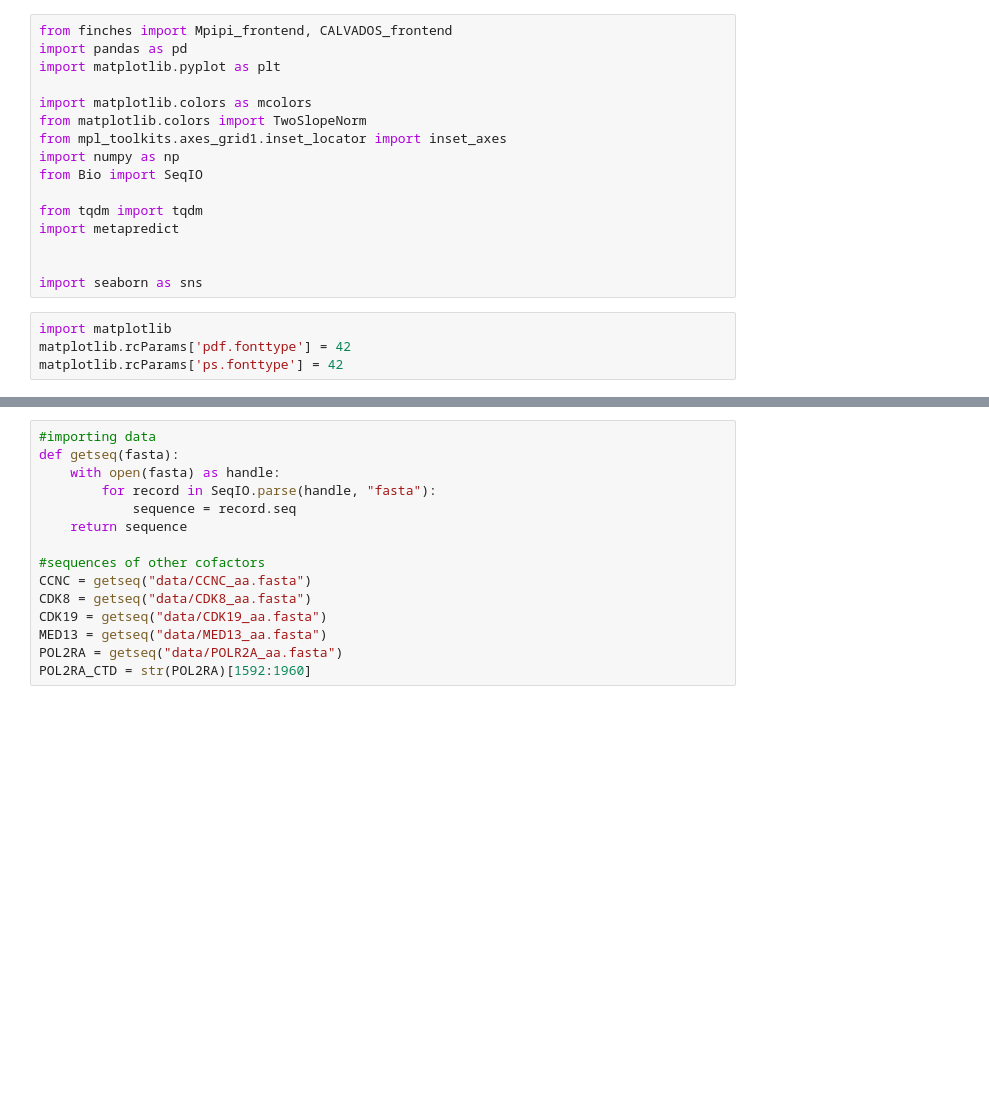
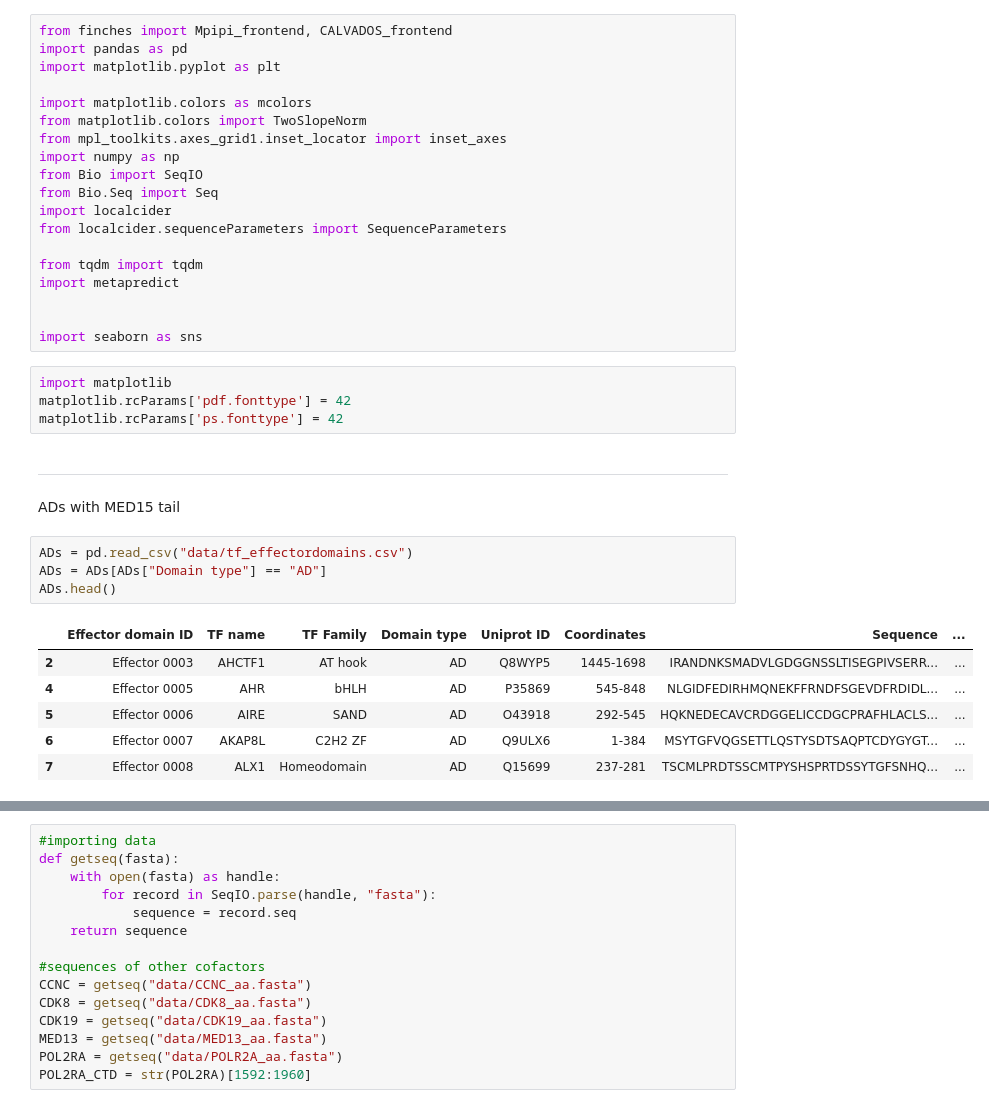
Before and after one commit to kinseylong/StallerRotation, a Jupyter notebook: finches_IDRs/finches.ipynb, the cells around one changed output, grey strips where cells are left out. Drawn from its saved outputs; the diff is of its cells as text; blank space fills up the shorter version.

```diff
--- a/finches_IDRs/finches.ipynb
+++ b/finches_IDRs/finches.ipynb
@@ -8,6 +8,9 @@ from matplotlib.colors import TwoSlopeNorm
 from mpl_toolkits.axes_grid1.inset_locator import inset_axes
 import numpy as np
 from Bio import SeqIO
+from Bio.Seq import Seq
+import localcider
+from localcider.sequenceParameters import SequenceParameters
 
 from tqdm import tqdm
 import metapredict
@@ -18,3 +21,17 @@ import seaborn as sns
 import matplotlib
 matplotlib.rcParams['pdf.fonttype'] = 42
 matplotlib.rcParams['ps.fonttype'] = 42
+# %% [markdown]
+---
+ADs with MED15 tail
+# %%
+ADs = pd.read_csv("data/tf_effectordomains.csv")
+ADs = ADs[ADs["Domain type"] == "AD"]
+ADs.head()
+# %% [output]
+|  | Effector domain ID | TF name | TF Family | Domain type | Uniprot ID | Coordinates | Sequence | ... |
+| 2 | Effector 0003 | AHCTF1 | AT hook | AD | Q8WYP5 | 1445-1698 | IRANDNKSMADVLGDGGNSSLTISEGPIVSERR... | ... |
+| 4 | Effector 0005 | AHR | bHLH | AD | P35869 | 545-848 | NLGIDFEDIRHMQNEKFFRNDFSGEVDFRDIDL... | ... |
+| 5 | Effector 0006 | AIRE | SAND | AD | O43918 | 292-545 | HQKNEDECAVCRDGGELICCDGCPRAFHLACLS... | ... |
+| 6 | Effector 0007 | AKAP8L | C2H2 ZF | AD | Q9ULX6 | 1-384 | MSYTGFVQGSETTLQSTYSDTSAQPTCDYGYGT... | ... |
+| 7 | Effector 0008 | ALX1 | Homeodomain | AD | Q15699 | 237-281 | TSCMLPRDTSSCMTPYSHSPRTDSSYTGFSNHQ... | ... |
```
Also changed, not shown: parts of 15 cells of this notebook, 2 other files.
